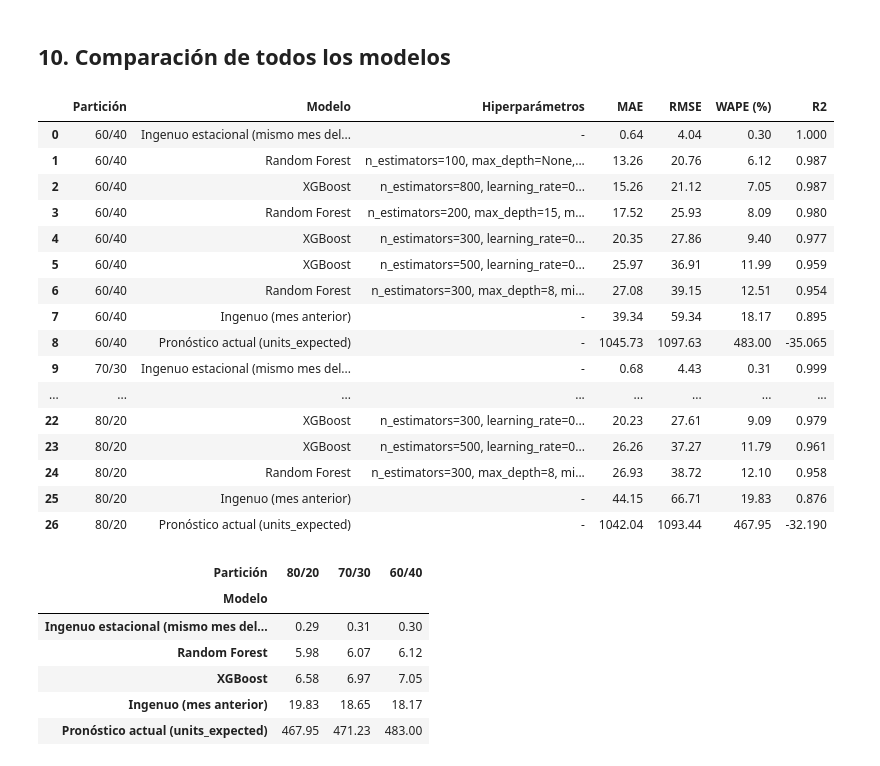
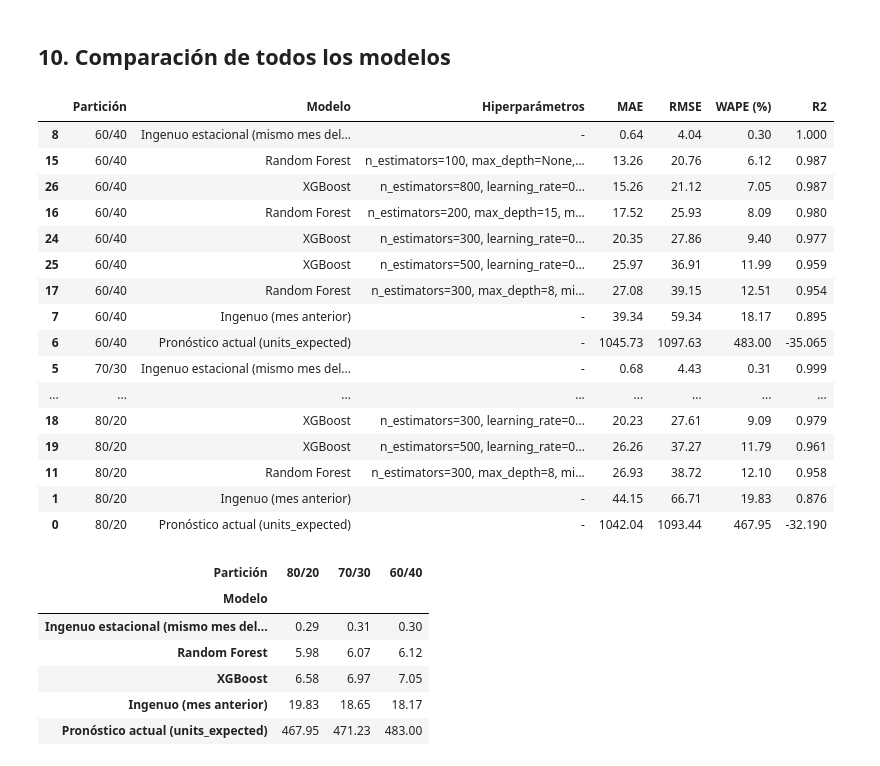
Before and after one commit to patatamanYT/no-entear, a Jupyter notebook: etapa_5_1_codigo/TI3002C_Etapa 5.1_Código ML_6_Jaime Hernández González.ipynb, the cells around one changed output. Cells and saved outputs as stored; diff of their text form; code cells hidden in the pictures.

```diff
--- a/etapa_5_1_codigo/TI3002C_Etapa 5.1_Código ML_6_Jaime Hernández González.ipynb
+++ b/etapa_5_1_codigo/TI3002C_Etapa 5.1_Código ML_6_Jaime Hernández González.ipynb
@@ -322,15 +324,21 @@ resultados = []
 for nombre, corte in particiones.items():
     prueba = datos['fecha'] >= corte
     fila = evaluar(y[prueba], datos.loc[prueba, 'units_expected'])
-    fila.update({'Modelo': 'Pronóstico actual (units_expected)', 'Partición': nombre, 'Hiperparámetros': '-'})
+    fila['Modelo'] = 'Pronóstico actual (units_expected)'
+    fila['Partición'] = nombre
+    fila['Hiperparámetros'] = '-'
     resultados.append(fila)
 
     fila = evaluar(y[prueba], datos.loc[prueba, 'ventas_mes_anterior'])
-    fila.update({'Modelo': 'Ingenuo (mes anterior)', 'Partición': nombre, 'Hiperparámetros': '-'})
+    fila['Modelo'] = 'Ingenuo (mes anterior)'
+    fila['Partición'] = nombre
+    fila['Hiperparámetros'] = '-'
     resultados.append(fila)
 
     fila = evaluar(y[prueba], datos.loc[prueba, 'ventas_hace_12'])
-    fila.update({'Modelo': 'Ingenuo estacional (mismo mes del año anterior)', 'Partición': nombre, 'Hiperparámetros': '-'})
+    fila['Modelo'] = 'Ingenuo estacional (mismo mes del año anterior)'
+    fila['Partición'] = nombre
+    fila['Hiperparámetros'] = '-'
     resultados.append(fila)
 
 pd.DataFrame(resultados)[['Partición', 'Modelo', 'Hiperparámetros', 'MAE', 'RMSE', 'WAPE (%)', 'R2']]
@@ -400,27 +410,28 @@ Hiperparámetros que se prueban:
 - `learning_rate`: qué tanto corrige cada árbol (más bajo = más lento pero más cuidadoso).
 - `max_depth`: profundidad máxima de cada árbol.
 # %%
-configuraciones_xgb = [
-    {'n_estimators': 300, 'learning_rate': 0.1,  'max_depth': 6},
-    {'n_estimators': 500, 'learning_rate': 0.05, 'max_depth': 4},
-    {'n_estimators': 800, 'learning_rate': 0.03, 'max_depth': 8},
-]
+opciones_xgb = {
+    'n_estimators=300, learning_rate=0.1, max_depth=6':  XGBRegressor(n_estimators=300, learning_rate=0.1, max_depth=6, random_state=42),
+    'n_estimators=500, learning_rate=0.05, max_depth=4': XGBRegressor(n_estimators=500, learning_rate=0.05, max_depth=4, random_state=42),
+    'n_estimators=800, learning_rate=0.03, max_depth=8': XGBRegressor(n_estimators=800, learning_rate=0.03, max_depth=8, random_state=42),
+}
 
 for nombre, corte in particiones.items():
     entrenamiento = datos['fecha'] < corte
     prueba = datos['fecha'] >= corte
 
-    for config in configuraciones_xgb:
-        modelo = XGBRegressor(**config, random_state=42)
+    for hiperparametros, modelo in opciones_xgb.items():
         modelo.fit(X[entrenamiento], y[entrenamiento])
         prediccion = modelo.predict(X[prueba])
 
         fila = evaluar(y[prueba], prediccion)
-        fila.update({'Modelo': 'XGBoost', 'Partición': nombre, 'Hiperparámetros': ', '.join(f'{k}={v}' for k, v in config.items())})
+        fila['Modelo'] = 'XGBoost'
+        fila['Partición'] = nombre
+        fila['Hiperparámetros'] = hiperparametros
         resultados.append(fila)
 
-tabla_xgb = pd.DataFrame(resultados)
-tabla_xgb[tabla_xgb['Modelo'] == 'XGBoost'][['Partición', 'Hiperparámetros', 'MAE', 'RMSE', 'WAPE (%)', 'R2']]
+tabla = pd.DataFrame(resultados)
+tabla[tabla['Modelo'] == 'XGBoost'][['Partición', 'Hiperparámetros', 'MAE', 'RMSE', 'WAPE (%)', 'R2']]
 # %% [output]
 |  | Partición | Hiperparámetros | MAE | RMSE | WAPE (%) | R2 |
 | 18 | 80/20 | n_estimators=300, learning_rate=0... | 20.23 | 27.61 | 9.09 | 0.979 |
@@ -436,24 +447,24 @@ tabla_xgb[tabla_xgb['Modelo'] == 'XGBoost'][['Partición', 'Hiperparámetros', '
 ## 10. Comparación de todos los modelos
 # %%
 tabla_final = pd.DataFrame(resultados)[['Partición', 'Modelo', 'Hiperparámetros', 'MAE', 'RMSE', 'WAPE (%)', 'R2']]
-tabla_final = tabla_final.sort_values(['Partición', 'WAPE (%)']).reset_index(drop=True)
+tabla_final = tabla_final.sort_values(['Partición', 'WAPE (%)'])
 tabla_final
 # %% [output]
 |  | Partición | Modelo | Hiperparámetros | MAE | RMSE | WAPE (%) | R2 |
-| 0 | 60/40 | Ingenuo estacional (mismo mes del... | - | 0.64 | 4.04 | 0.30 | 1.000 |
-| 1 | 60/40 | Random Forest | n_estimators=100, max_depth=None,... | 13.26 | 20.76 | 6.12 | 0.987 |
-| 2 | 60/40 | XGBoost | n_estimators=800, learning_rate=0... | 15.26 | 21.12 | 7.05 | 0.987 |
-| 3 | 60/40 | Random Forest | n_estimators=200, max_depth=15, m... | 17.52 | 25.93 | 8.09 | 0.980 |
-| 4 | 60/40 | XGBoost | n_estimators=300, learning_rate=0... | 20.35 | 27.86 | 9.40 | 0.977 |
-| 5 | 60/40 | XGBoost | n_estimators=500, learning_rate=0... | 25.97 | 36.91 | 11.99 | 0.959 |
-| 6 | 60/40 | Random Forest | n_estimators=300, max_depth=8, mi... | 27.08 | 39.15 | 12.51 | 0.954 |
+| 8 | 60/40 | Ingenuo estacional (mismo mes del... | - | 0.64 | 4.04 | 0.30 | 1.000 |
+| 15 | 60/40 | Random Forest | n_estimators=100, max_depth=None,... | 13.26 | 20.76 | 6.12 | 0.987 |
+| 26 | 60/40 | XGBoost | n_estimators=800, learning_rate=0... | 15.26 | 21.12 | 7.05 | 0.987 |
+| 16 | 60/40 | Random Forest | n_estimators=200, max_depth=15, m... | 17.52 | 25.93 | 8.09 | 0.980 |
+| 24 | 60/40 | XGBoost | n_estimators=300, learning_rate=0... | 20.35 | 27.86 | 9.40 | 0.977 |
+| 25 | 60/40 | XGBoost | n_estimators=500, learning_rate=0... | 25.97 | 36.91 | 11.99 | 0.959 |
+| 17 | 60/40 | Random Forest | n_estimators=300, max_depth=8, mi... | 27.08 | 39.15 | 12.51 | 0.954 |
 | 7 | 60/40 | Ingenuo (mes anterior) | - | 39.34 | 59.34 | 18.17 | 0.895 |
-| 8 | 60/40 | Pronóstico actual (units_expected) | - | 1045.73 | 1097.63 | 483.00 | -35.065 |
-| 9 | 70/30 | Ingenuo estacional (mismo mes del... | - | 0.68 | 4.43 | 0.31 | 0.999 |
+| 6 | 60/40 | Pronóstico actual (units_expected) | - | 1045.73 | 1097.63 | 483.00 | -35.065 |
+| 5 | 70/30 | Ingenuo estacional (mismo mes del... | - | 0.68 | 4.43 | 0.31 | 0.999 |
 | ... | ... | ... | ... | ... | ... | ... | ... |
-| 22 | 80/20 | XGBoost | n_estimators=300, learning_rate=0... | 20.23 | 27.61 | 9.09 | 0.979 |
-| 23 | 80/20 | XGBoost | n_estimators=500, learning_rate=0... | 26.26 | 37.27 | 11.79 | 0.961 |
-| 24 | 80/20 | Random Forest | n_estimators=300, max_depth=8, mi... | 26.93 | 38.72 | 12.10 | 0.958 |
-| 25 | 80/20 | Ingenuo (mes anterior) | - | 44.15 | 66.71 | 19.83 | 0.876 |
-| 26 | 80/20 | Pronóstico actual (units_expected) | - | 1042.04 | 1093.44 | 467.95 | -32.190 |
+| 18 | 80/20 | XGBoost | n_estimators=300, learning_rate=0... | 20.23 | 27.61 | 9.09 | 0.979 |
+| 19 | 80/20 | XGBoost | n_estimators=500, learning_rate=0... | 26.26 | 37.27 | 11.79 | 0.961 |
+| 11 | 80/20 | Random Forest | n_estimators=300, max_depth=8, mi... | 26.93 | 38.72 | 12.10 | 0.958 |
+| 1 | 80/20 | Ingenuo (mes anterior) | - | 44.15 | 66.71 | 19.83 | 0.876 |
+| 0 | 80/20 | Pronóstico actual (units_expected) | - | 1042.04 | 1093.44 | 467.95 | -32.190 |
 # %%
```
Also changed, not shown: parts of 14 cells of this notebook, 3 other files.
